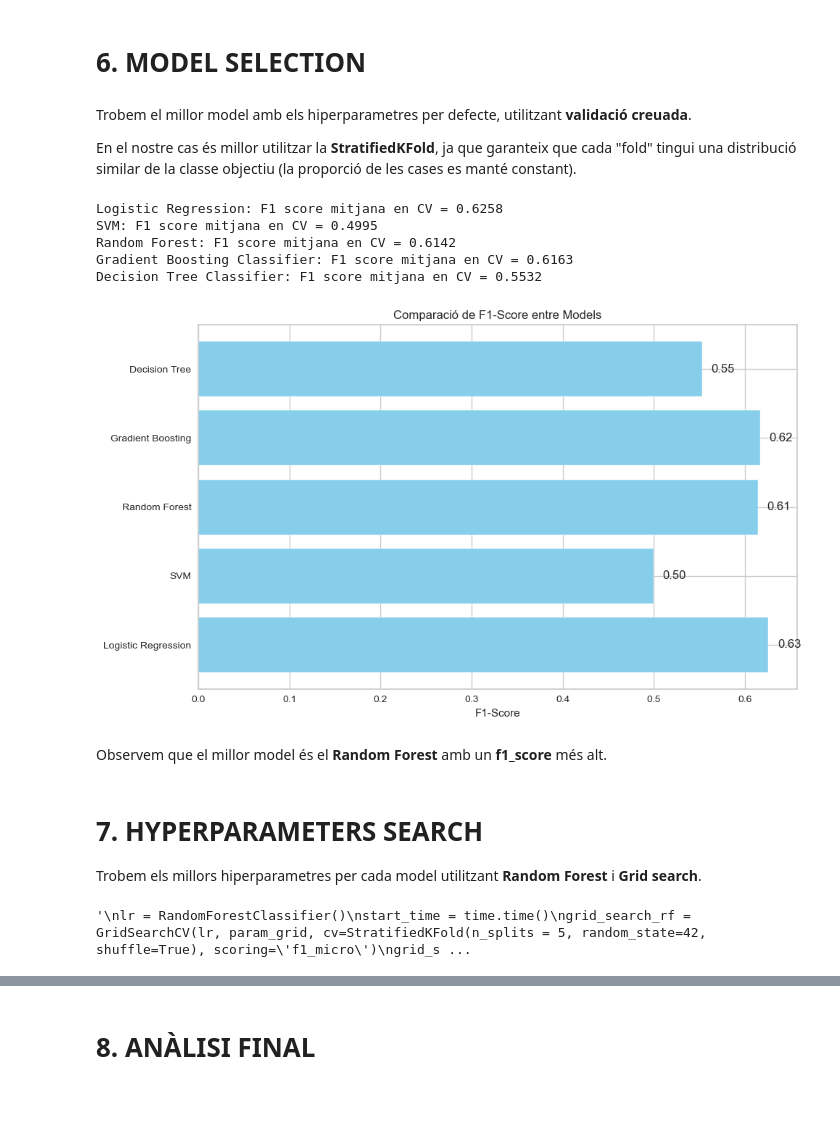
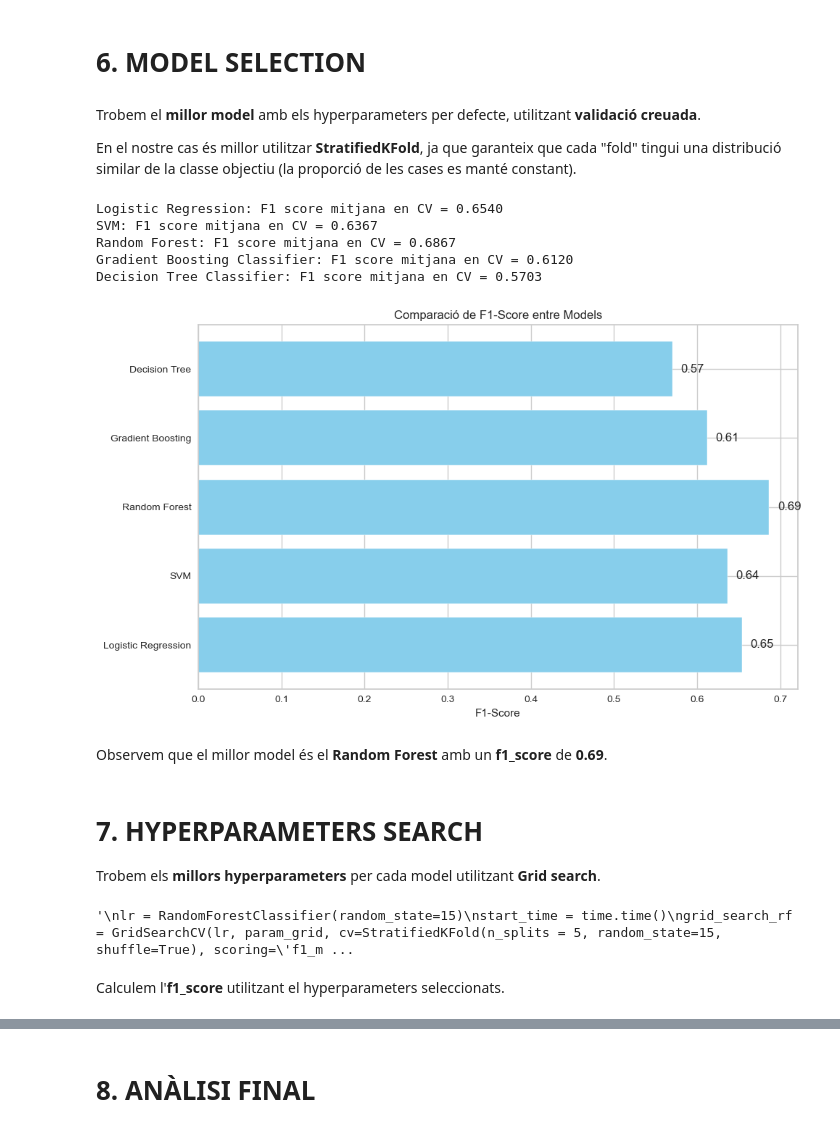
Before and after one commit to HelenaBoneu/HarryPotter, a Jupyter notebook: Harry_Potter.ipynb, the cells around one changed output, grey strips where cells are left out. Drawn from its saved outputs; the diff is of its cells as text; code cells hidden in the pictures; blank space fills up the shorter version.

```diff
--- a/Harry_Potter.ipynb
+++ b/Harry_Potter.ipynb
@@ -1264,17 +1158,14 @@ Features seleccionades: ['order of the phoenix', 'lord voldemort']
 # %% [markdown]
 El segon **mètode** que aplicarem serà el de **l'eliminació recursiva de característiques (RFE)**. **RFE** treballa entrenant un model, evaluant la importància de cada característica i eliminant les menys importants fins que arriba a un nombre concret de característiques.
 # %%
-# Transformem House als valors originals
 df['House'] = le.inverse_transform(df['House'].astype(int))
 
 X = df.drop(columns=['House'])
 y = df['House']
 
-# Dividim les dades en train i test
-X_train, X_test, y_train, y_test = train_test_split(X, y, test_size=0.2, random_state=42)
+X_train, X_test, y_train, y_test = train_test_split(X, y, test_size=0.2, random_state=15)
 
-# Inicialitzar el model
-lr = LogisticRegression()
+lr = LogisticRegression(random_state=15)
 
 # Apliquem RFE per seleccionar les millors característiques
 rfe = RFE(estimator=lr)
@@ -1283,17 +1174,4 @@ rfe.fit(X_train, y_train)
 # Característiques seleccionades
 features_rfe = X_train.columns[rfe.support_]
 print(f'Característiques seleccionades: {list(features_rfe)}')
-
-# Transformem els conjunts de train i test
-X_train_rfe = rfe.transform(X_train)
-X_test_rfe = rfe.transform(X_test)
-
-# Entrenem un model amb les característiques seleccionades
-lr.fit(X_train_rfe, y_train)
-
-# Prediccions
-y_pred = lr.predict(X_test_rfe)
-
-classification = classification_report(y_test, y_pred, zero_division=0)
-print(classification)
 # %% [output]
@@ -1356,7 +1221,6 @@ y_pred_rfe = lr_rfe.predict(X_test_rfe)
 # %% [markdown]
 Comparació del **tres models** entrenats:
 # %%
-# Definició de les mètriques
 metrics = {
     'Precisió': precision_score,
     'Recall': recall_score,
@@ -1364,27 +1228,25 @@ metrics = {
 }
 averages = ['micro', 'macro', 'weighted']
 
-# Definició dels models i les seves prediccions
 models = {
-    'Base': y_pred_base,
+    'Sense selecció de features': y_pred_base,
     'RFE': y_pred_rfe,
     'Lasso': y_pred_lasso
 }
 
-# Inicialitzem un diccionari per emmagatzemar els resultats
-results = {model_name: {f'{metric_name} ({avg})': [] for metric_name in metrics for avg in averages} for model_name in models}
+resultats = {model_name: {f'{metric_name} ({avg})': [] for metric_name in metrics for avg in averages} for model_name in models}
 
 # Comparem les mètriques per a cada model
 for model_name, y_pred_actual in models.items():
     for metric_name, metric_func in metrics.items():
         for avg in averages:
             score = metric_func(y_test, y_pred_actual, average=avg, zero_division=0)
-            results[model_name][f'{metric_name} ({avg})'].append(score)
+            resultats[model_name][f'{metric_name} ({avg})'].append(score)
 
-# Convertim els resultats a un DataFrame
-results_df = pd.DataFrame(results)
+results_df = pd.DataFrame(resultats)
 
 print("\nComparació de mètriques:")
+
 results_df
 # %% [output]
 Comparació de mètriques:
@@ -1462,54 +1324,56 @@ Però com que el nostre conjunt de dades és **desbalançejat**, utilitzarem la
 # %% [markdown]
 # 6. MODEL SELECTION
 # %% [markdown]
-Trobem el millor model amb els hiperparametres per defecte, utilitzant **validació creuada**.
+Trobem el **millor model** amb els hyperparameters per defecte, utilitzant **validació creuada**.
 
-En el nostre cas és millor utilitzar la **StratifiedKFold**, ja que garanteix que cada "fold" tingui una distribució similar de la classe objectiu (la proporció de les cases es manté constant).
+En el nostre cas és millor utilitzar **StratifiedKFold**, ja que garanteix que cada "fold" tingui una distribució similar de la classe objectiu (la proporció de les cases es manté constant).
 # %%
 def f1_score_comparison(models, f1_scores):
     plt.figure(figsize=(10, 6))
     plt.barh(models, f1_scores, color='skyblue')
 
     plt.xlabel('F1-Score')
     plt.title('Comparació de F1-Score entre Models')
 
     for i, v in enumerate(f1_scores):
         plt.text(v + 0.01, i, f"{v:.2f}", va='center')
 
     plt.tight_layout()
     plt.show()
 
 models=['Logistic Regression', 'SVM', 'Random Forest', 'Gradient Boosting', 'Decision Tree']
 f1_scores=[]
 
 models2 = {
-    'Logistic Regression': LogisticRegression(),
+    'Logistic Regression': LogisticRegression(random_state=15),
     'SVM': SVC(),
-    'Random Forest': RandomForestClassifier(),
-    "Gradient Boosting Classifier": GradientBoostingClassifier(),
-    "Decision Tree Classifier": DecisionTreeClassifier()
+    'Random Forest': RandomForestClassifier(random_state=15),
+    "Gradient Boosting Classifier": GradientBoostingClassifier(random_state=15),
+    "Decision Tree Classifier": DecisionTreeClassifier(random_state=15)
 }
+
+y = le.fit_transform(y)
 
 f1_scores=[]
 for name, model in models2.items():
-    scores = cross_val_score(model, X_train_rfe, y_train, cv = StratifiedKFold(n_splits = 5, random_state=1, shuffle=True), scoring = 'f1_micro')
+    scores = cross_val_score(model, X[features_rfe], y, cv = StratifiedKFold(n_splits = 5, random_state=15, shuffle=True), scoring = 'f1_micro')
     print(f'{name}: F1 score mitjana en CV = {scores.mean():.4f}')
     f1_scores.append(scores.mean())
 
 f1_score_comparison(models, f1_scores)
 # %% [output]
-Logistic Regression: F1 score mitjana en CV = 0.6258
-SVM: F1 score mitjana en CV = 0.4995
-Random Forest: F1 score mitjana en CV = 0.6142
-Gradient Boosting Classifier: F1 score mitjana en CV = 0.6163
-Decision Tree Classifier: F1 score mitjana en CV = 0.5532
+Logistic Regression: F1 score mitjana en CV = 0.6540
+SVM: F1 score mitjana en CV = 0.6367
+Random Forest: F1 score mitjana en CV = 0.6867
+Gradient Boosting Classifier: F1 score mitjana en CV = 0.6120
+Decision Tree Classifier: F1 score mitjana en CV = 0.5703
-[figure, old version]
+[figure, new version]
 # %% [markdown]
-Observem que el millor model és el **Random Forest** amb un **f1_score** més alt.
+Observem que el millor model és el **Random Forest** amb un **f1_score** de **0.69**.
 # %% [markdown]
 # 7. HYPERPARAMETERS SEARCH
 
-Trobem els millors hiperparametres per cada model utilitzant **Random Forest** i **Grid search**.
+Trobem els **millors hyperparameters** per cada model utilitzant **Grid search**.
 # %%
 param_grid =  {
     'n_estimators': [100, 200, 300],
@@ -1518,9 +1382,9 @@ param_grid =  {
     'min_samples_split': [2, 5, 10]
 }
 """
-lr = RandomForestClassifier()
+lr = RandomForestClassifier(random_state=15)
 start_time = time.time()
-grid_search_rf = GridSearchCV(lr, param_grid, cv=StratifiedKFold(n_splits = 5, random_state=42, shuffle=True), scoring='f1_micro')
+grid_search_rf = GridSearchCV(lr, param_grid, cv=StratifiedKFold(n_splits = 5, random_state=15, shuffle=True), scoring='f1_micro')
 grid_search_rf.fit(X_train_rfe, y_train)
 end_time = time.time()
 total_time = end_time - start_time
@@ -1530,4 +1394,6 @@ print(f'Millors hiperparàmetres: {best_parameters}')
 print(f'Millor score: {grid_search_rf.best_score_:.4f}')
 """
 # %% [output]
-'\nlr = RandomForestClassifier()\nstart_time = time.time()\ngrid_search_rf = GridSearchCV(lr, param_grid, cv=StratifiedKFold(n_splits = 5, random_state=42, shuffle=True), scoring=\'f1_micro\')\ngrid_s ...
+'\nlr = RandomForestClassifier(random_state=15)\nstart_time = time.time()\ngrid_search_rf = GridSearchCV(lr, param_grid, cv=StratifiedKFold(n_splits = 5, random_state=15, shuffle=True), scoring=\'f1_m ...
+# %% [markdown]
+Calculem l'**f1_score** utilitzant el hyperparameters seleccionats.
```
Also changed, not shown: parts of 64 cells of this notebook.
